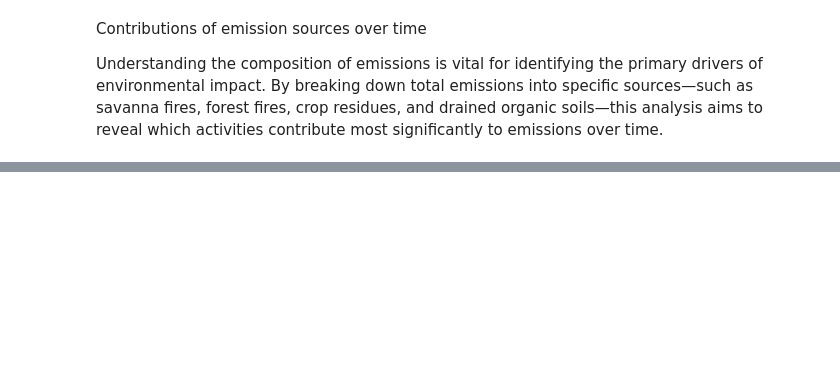
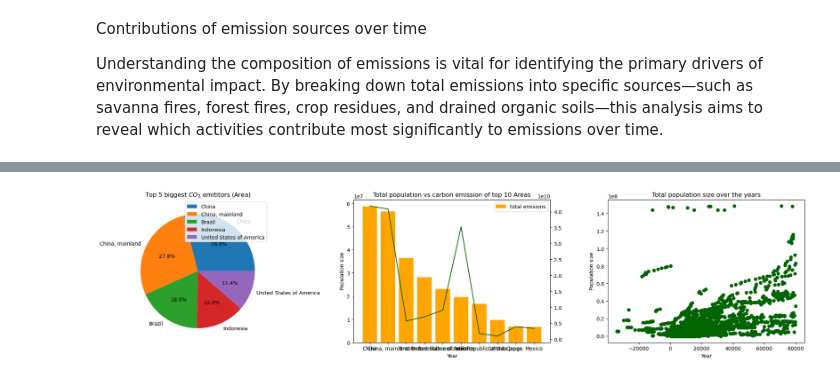
Before and after one commit to Mikateko0926/2401PTDS_Regression_Project, a Jupyter notebook: Regression Project CO2 emissions.ipynb, the cells around one changed output, grey strips where cells are left out. Cells and saved outputs as stored; diff of their text form; code cells hidden in the pictures; blank space fills up the shorter version.

```diff
--- a/Regression Project CO2 emissions.ipynb
+++ b/Regression Project CO2 emissions.ipynb
@@ -375,0 +419,32 @@ plt.show()
+# %%
+fig , axs = plt.subplots(1, 3, figsize=(20, 5))
+total = sum(df_copy.total_emission)
+
+grouped_cont = df_copy.groupby(['Area']).sum().reset_index().sort_values(['total_emission'],ascending=False).head()
+perc = np.array([grouped_cont.total_emission/total])[0]
+axs[0].pie(perc, labels = grouped_cont.Area, autopct='%1.1f%%')
+axs[0].legend()
+axs[0].set_title(r'Top 5 biggest $CO_2$ emititors (Area)')
+
+
+#grouped_cont = df_copy.groupby(['Continent']).sum().reset_index().sort_values(['total_emission'],ascending=False)
+
+grouped_cont = df_copy.groupby(['Area']).sum().reset_index().sort_values(['total_emission'],ascending=False).head(10)
+axs[1].bar(grouped_cont.Area, grouped_cont.total_emission, color = 'orange', label = "total emisions")
+axis = axs[1].twinx()
+axis.plot(grouped_cont.Area, grouped_cont['Urban population']+ grouped_cont['Rural population'], color = "darkgreen" ,label = "population size")
+axs[1].legend()
+axs[1].set_ylabel('Population size')
+axs[1].set_xlabel('Year')
+axs[1].set_title('Total population vs carbon emission of top 10 Areas')
+
+axs[2].scatter(df.total_emission,df['Urban population']+ df['Rural population'], color = "darkgreen")
+axs[2].set_ylabel('Population size')
+axs[2].set_xlabel('Year')
+axs[2].set_title('Total population size over the years')
+
+fig.tight_layout()
+
+fig.show()
+# %% [output]
+[figure, added]
```
Also changed, not shown: parts of 8 cells of this notebook.
